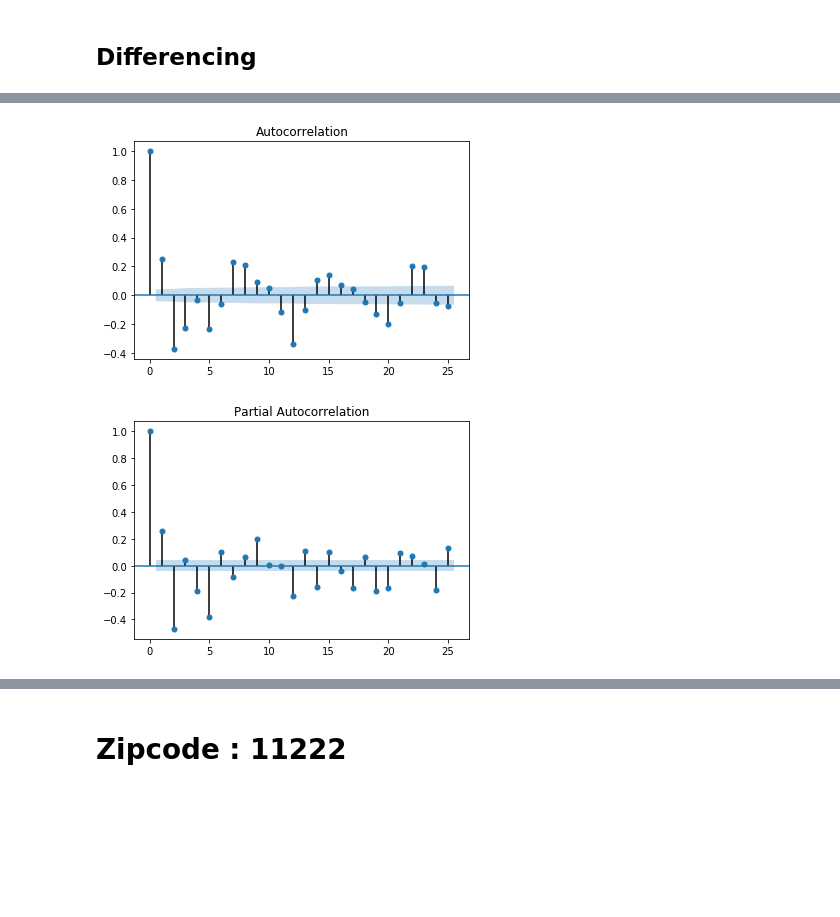
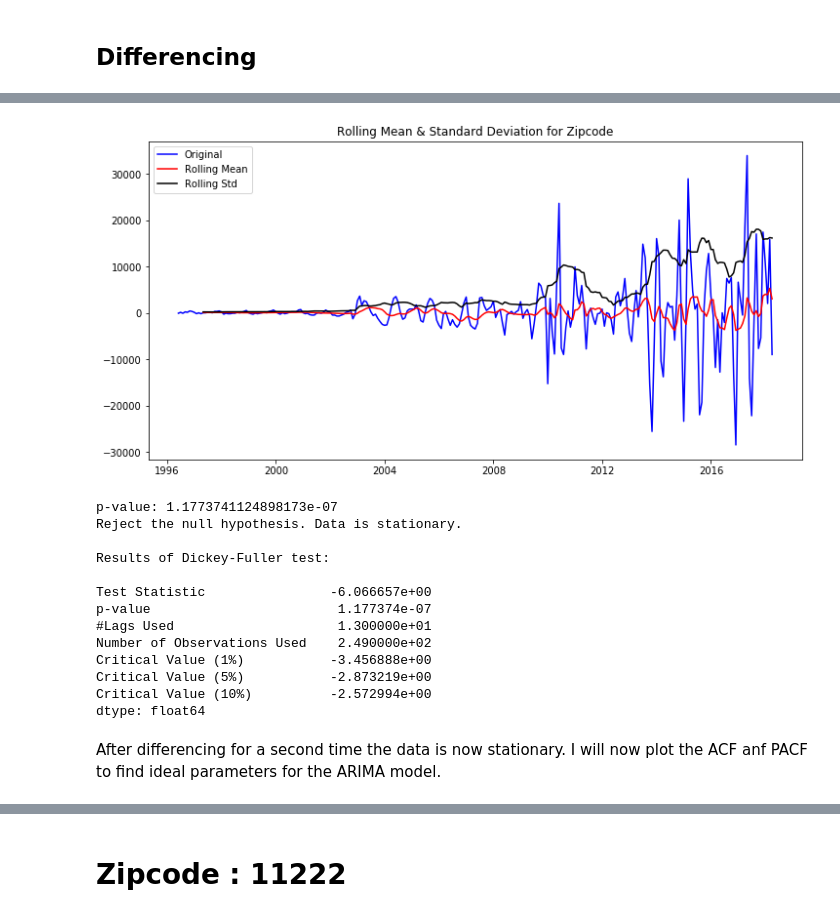
Before and after one commit to mcerow/TriState_Glory, a Jupyter notebook: NY.ipynb, the cells around one changed output, grey strips where cells are left out. Saved outputs shown, nothing was run; the diff lists cells and outputs as text; code cells hidden in the pictures; blank space fills up the shorter version.

```diff
--- a/NY.ipynb
+++ b/NY.ipynb
@@ -167,6 +126,22 @@ dtype: float64
-# %%
-plot_acf(second_diff_first[:-1], alpha=0.5);
-plot_pacf(second_diff_first[:-1], alpha=0.5);
-# %% [output]
-[figure, removed]
-[figure, removed]
+# %%
+rolling_mean(second_diff_first)
+# %% [output]
+[figure, added]
+# %%
+dickeyfuller(second_diff_first)
+# %% [output]
+p-value: 1.1773741124898173e-07
+Reject the null hypothesis. Data is stationary.
+
+Results of Dickey-Fuller test:
+
+Test Statistic                -6.066657e+00
+p-value                        1.177374e-07
+#Lags Used                     1.300000e+01
+Number of Observations Used    2.490000e+02
+Critical Value (1%)           -3.456888e+00
+Critical Value (5%)           -2.873219e+00
+Critical Value (10%)          -2.572994e+00
+dtype: float64
+# %% [markdown]
+After differencing for a second time the data is now stationary. I will now plot the ACF anf PACF to find ideal parameters for the ARIMA model.
```
Also changed, not shown: parts of 68 cells of this notebook.
